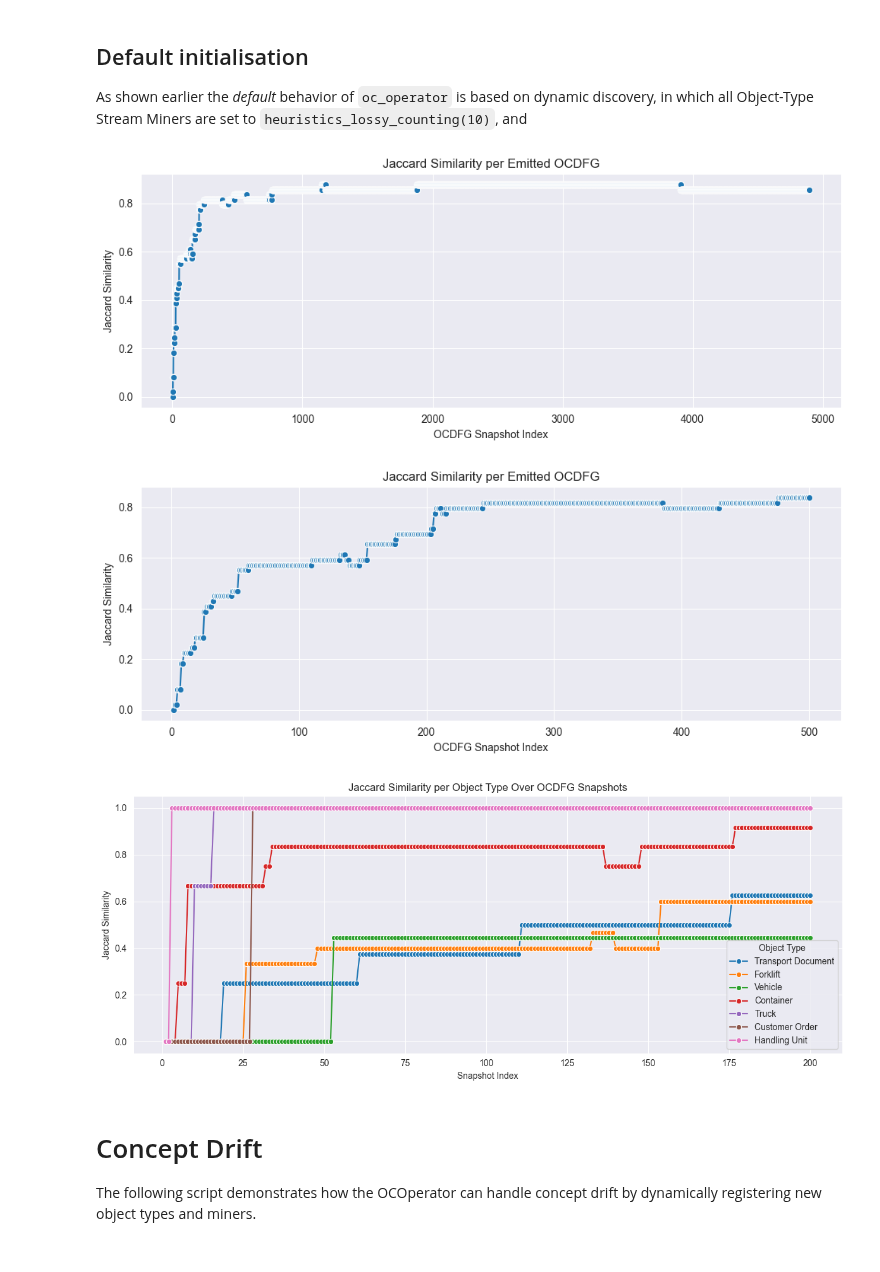
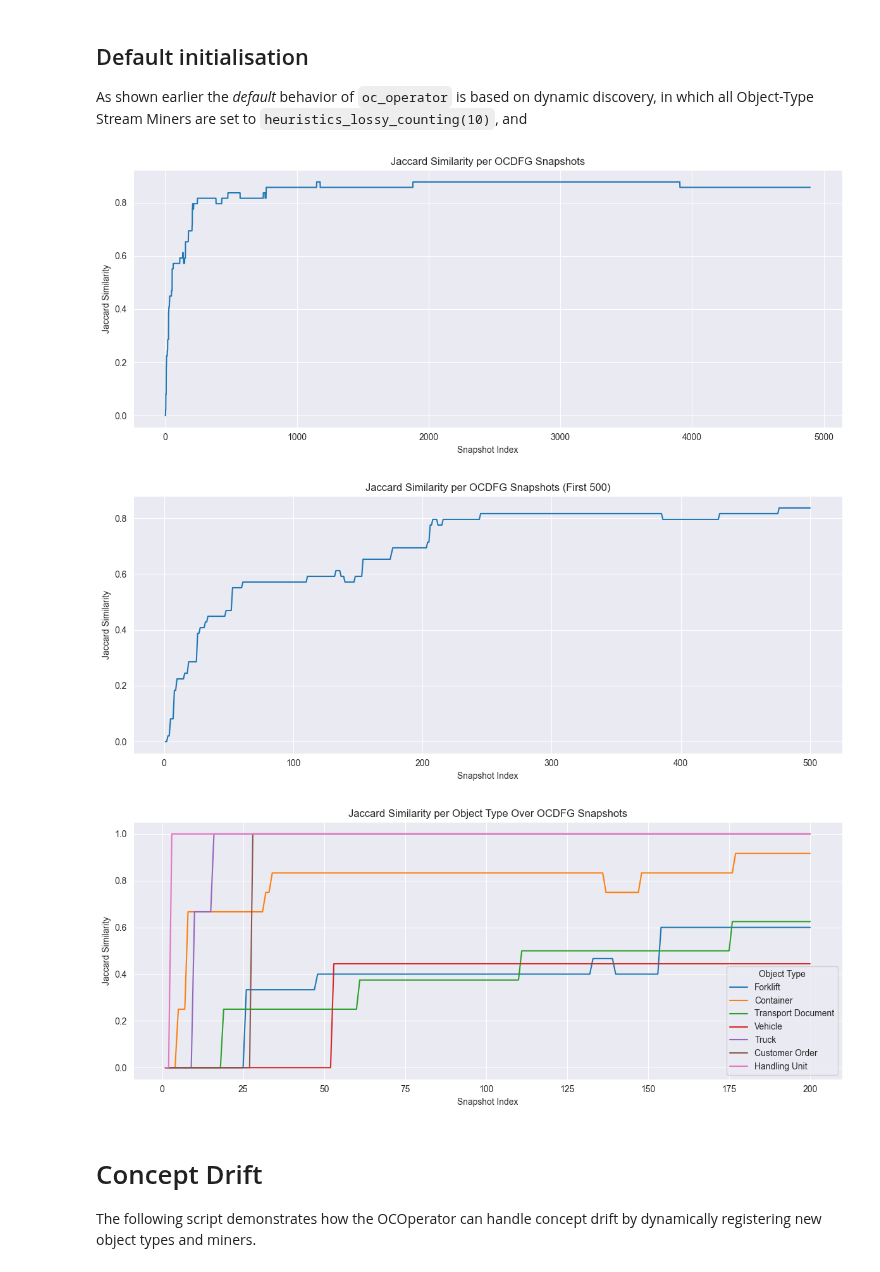
Before and after one commit to beamline/pybeamline, a Jupyter notebook: ipynbs/MVP3Testing/testing_ocdfg.ipynb, the cells around one changed output. Cells and saved outputs as stored; diff of their text form; code cells hidden in the pictures.

```diff
--- a/ipynbs/MVP3Testing/testing_ocdfg.ipynb
+++ b/ipynbs/MVP3Testing/testing_ocdfg.ipynb
@@ -211,64 +310,38 @@ def append_ocdfg(output):
 # Streaming of Object-Centric Process Mining
 
 source.pipe(
     oc_operator(strategy_handler=RelativeFrequencyBasedStrategy(frequency_threshold=0.0001)),
     oc_merge_operator()
 ).subscribe(append_ocdfg)
 
 # Conform to set-based ocdfg
 emitted_ocdfgs_edge_set = [ conform_emit_ocdfg(ocdfg) for ocdfg in emitted_ocdfgs]
 
 jacc_similarities = []
 for ocdfg_edge_set in emitted_ocdfgs_edge_set:
     similarity = jaccard_similarity(ocdfg_edge_set, ocdfg_edges_pm4py)
     jacc_similarities.append(similarity)
 
 
 # Create a DataFrame for Seaborn
 df = pd.DataFrame({
     "Snapshot": range(1, len(jacc_similarities) + 1),
     "Jaccard Similarity": jacc_similarities
 })
 
-# Plot
-plt.figure(figsize=(10, 4))
-sns.lineplot(data=df, x="Snapshot", y="Jaccard Similarity", marker="o")
-plt.title("Jaccard Similarity per Emitted OCDFG")
-plt.xlabel("OCDFG Snapshot Index")
-plt.ylabel("Jaccard Similarity")
-plt.grid(True)
-plt.tight_layout()
-plt.show()
+plot_jaccard(df, "Jaccard Similarity per OCDFG Snapshots")
 
 jacc_sim_slice = jacc_similarities[:500]  # Display the first 500 similarities for brevity
 df_slice = pd.DataFrame({
     "Snapshot": range(1, len(jacc_sim_slice) + 1),
     "Jaccard Similarity": jacc_sim_slice
 })
 
-plt.figure(figsize=(10, 4))
-sns.lineplot(data=df_slice, x="Snapshot", y="Jaccard Similarity", marker="o")
-plt.title("Jaccard Similarity per Emitted OCDFG")
-plt.xlabel("OCDFG Snapshot Index")
-plt.ylabel("Jaccard Similarity")
-plt.grid(True)
-plt.tight_layout()
-plt.show()
+plot_jaccard(df_slice, "Jaccard Similarity per OCDFG Snapshots (First 500)")
 # %% [output]
-[figure, old version]
+[figure, new version]
-[figure, old version]
+[figure, new version]
 # %%
-
-def egdes_pr_object_type(ocdfg: set[Tuple[str,str,str]]) -> Dict[str, set[Tuple[str, str, str]]]:
-    """
-    Convert OCDFG to a dictionary of edges per object type.
-    """
-    result = {}
-    for src, obj_type, tgt in ocdfg:
-        if obj_type not in result:
-            result[obj_type] = set()
-        result[obj_type].add((src,obj_type, tgt))
-    return result
 
 # Convert the PM4Py OCDFG edges to a dictionary of edges per object type
 ocdfg_edges_per_object_type = egdes_pr_object_type(ocdfg_edges_pm4py)
@@ -301,16 +374,9 @@ for obj_type, similarities in obj_type_jacc_similarities.items():
 
 df_long = pd.DataFrame(records)
 
-plt.figure(figsize=(12, 5))
-sns.lineplot(data=df_long, x="Snapshot", y="Jaccard Similarity", hue="Object Type", marker="o")
-plt.title("Jaccard Similarity per Object Type Over OCDFG Snapshots")
-plt.xlabel("Snapshot Index")
-plt.ylabel("Jaccard Similarity")
-plt.grid(True)
-plt.tight_layout()
-plt.show()
+plot_jaccard(df_long, "Jaccard Similarity per Object Type Over OCDFG Snapshots", hue="Object Type")
 # %% [output]
-[figure, old version]
+[figure, new version]
 # %% [markdown]
 # Concept Drift
 
```
Also changed, not shown: parts of 8 cells of this notebook, 5 other files.
